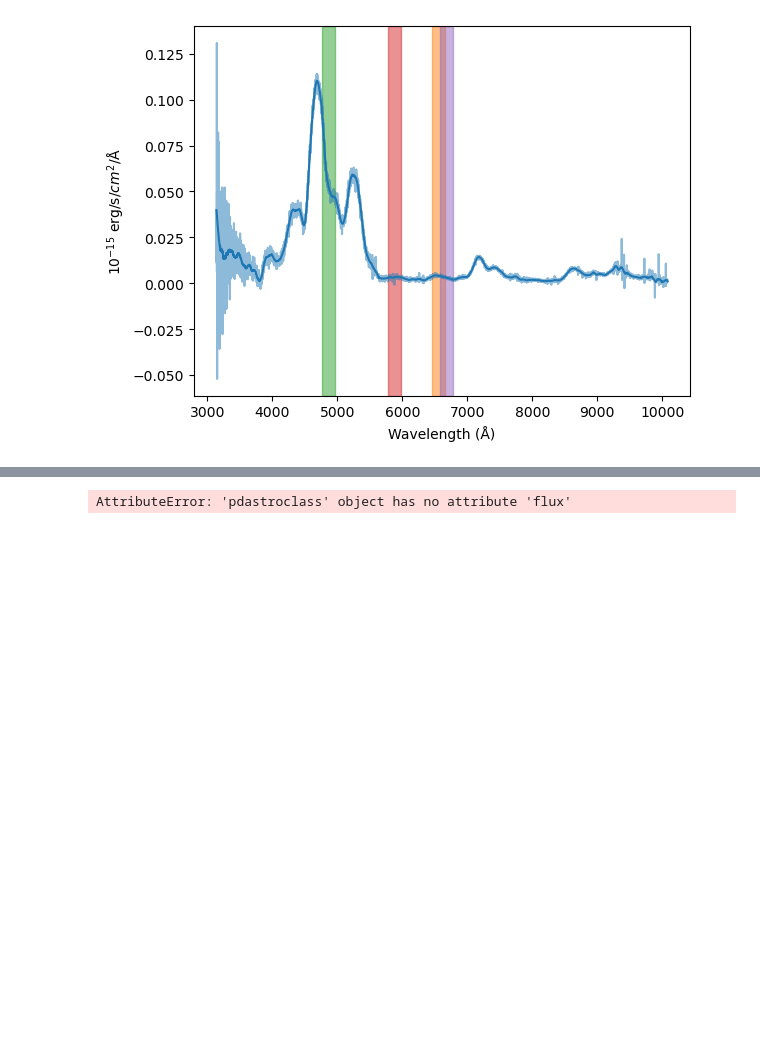
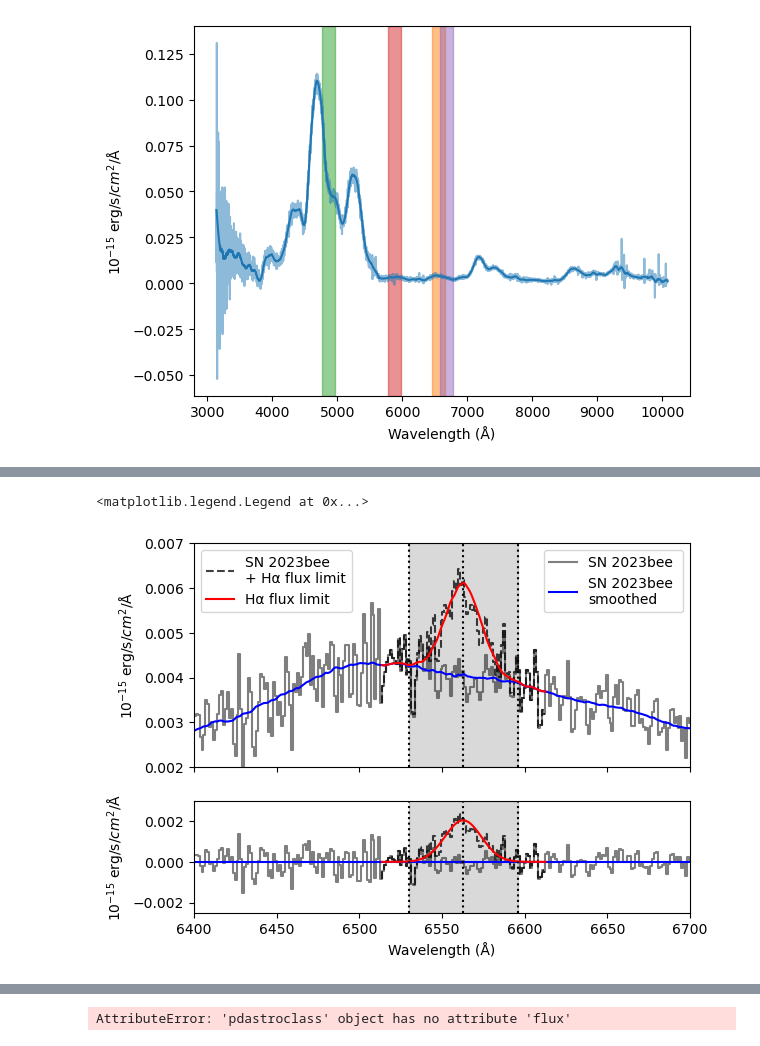
Before and after one commit to skvc22/sn2023bee, a Jupyter notebook: calibrate.ipynb, the cells around one changed output, grey strips where cells are left out. Drawn from its saved outputs; the diff is of its cells as text; code cells hidden in the pictures; blank space fills up the shorter version.

```diff
--- a/calibrate.ipynb
+++ b/calibrate.ipynb
@@ -251,0 +266,37 @@ Text(0, 0.5, '$10^{-15}$ erg/s/$cm^2$/Å')
+# %%
+fig, ax = plt.subplots(2, 1, sharex=True, gridspec_kw={'height_ratios':[2,1]})
+ax[0].axvspan(halpha-33, halpha+33, alpha=0.15, color='black')
+ax[0].axvline(halpha, linestyle='dotted', color='black')
+ax[0].axvline(halpha-33, linestyle='dotted', color='black')
+ax[0].axvline(halpha+33, linestyle='dotted', color='black')
+
+stepspec, = ax[0].plot(spec.t.wavelength, spec.t.flux*(10**15), drawstyle='steps', color='black', alpha=.5, label='SN 2023bee')
+stepsim, = ax[0].plot(spec.t.wavelength[halpha_ix], spec.t.sim[halpha_ix]*(10**15), drawstyle='steps', linestyle='dashed', color='black', alpha=.75, label='SN 2023bee \n+ Hα flux limit')
+
+smoothspec, = ax[0].plot(spec.t.wavelength, smoothed*(10**15), color='b', label='SN 2023bee \nsmoothed')
+smoothsim, = ax[0].plot(spec.t.wavelength[halpha_ix], smoothed_sim[halpha_ix]*(10**15), color='r', label='Hα flux limit')
+
+ax[0].axis([6400,6700,0.002,.007])
+
+ax[1].plot(spec.t.wavelength, (spec.t.flux*(10**15))-(smoothed*(10**15)), drawstyle='steps',color='black', alpha=.5)
+ax[1].plot(spec.t.wavelength[halpha_ix], (spec.t.sim[halpha_ix]-smoothed[halpha_ix])*(10**15), drawstyle='steps', linestyle='dashed', color='black', alpha=.75)
+
+ax[1].plot(spec.t.wavelength, np.zeros(len(spec.t.wavelength)), color='b')
+ax[1].plot(spec.t.wavelength[halpha_ix], (smoothed_sim[halpha_ix]-smoothed[halpha_ix])*(10**15), color='r')
+
+ax[1].axvspan(halpha-33, halpha+33, alpha=0.15, color='black')
+ax[1].axvline(halpha, linestyle='dotted', color='black')
+ax[1].axvline(halpha-33, linestyle='dotted', color='black')
+ax[1].axvline(halpha+33, linestyle='dotted', color='black')
+
+ax[1].set_ylim(-.0025, .003)
+
+ax[1].set_xlabel('Wavelength (Å)')
+ax[0].set_ylabel('$10^{-15}$ erg/s/$cm^2$/Å')
+ax[1].set_ylabel('$10^{-15}$ erg/s/$cm^2$/Å')
+legend1 = ax[0].legend(handles=[stepspec, smoothspec], loc='upper right')
+ax[0].add_artist(legend1)
+ax[0].legend(handles=[stepsim, smoothsim], loc='upper left')
+# %% [output]
+<matplotlib.legend.Legend at 0x...>
+[figure, added]
```
Also changed, not shown: parts of 10 cells of this notebook.
